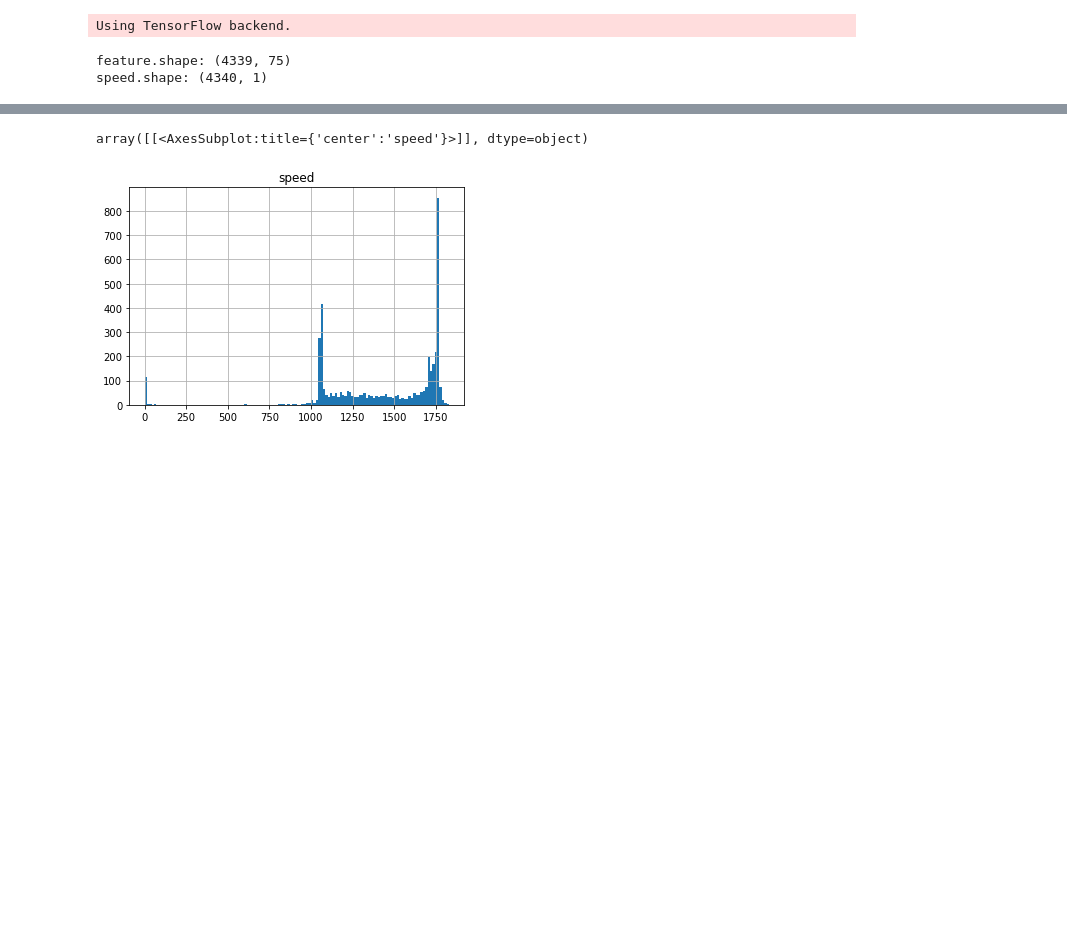
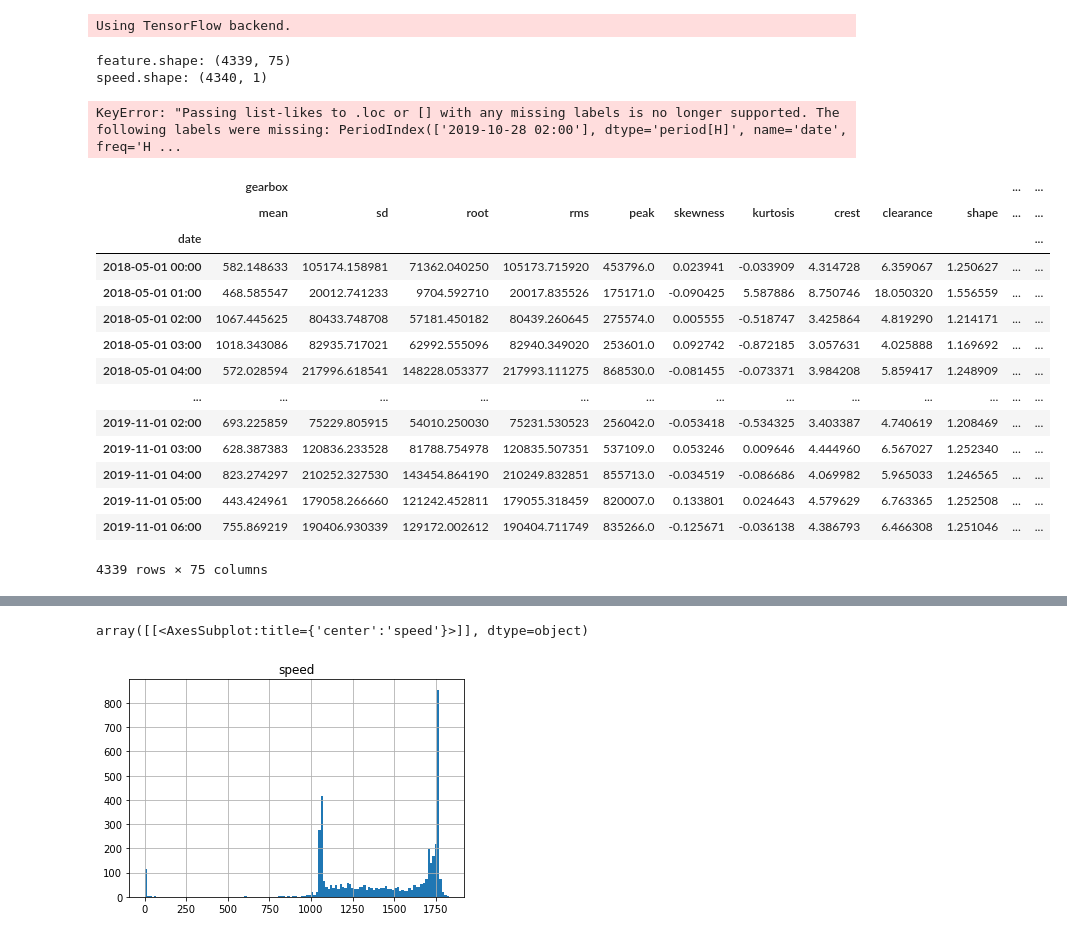
Before and after one commit to AiZhanghan/gearbox-fault-detection, a Jupyter notebook: code/train/niu_jia_ling/1.ipynb, the cells around one changed output, grey strips where cells are left out. Drawn from its saved outputs; the diff is of its cells as text; code cells hidden in the pictures; blank space fills up the shorter version.

```diff
--- a/code/train/niu_jia_ling/1.ipynb
+++ b/code/train/niu_jia_ling/1.ipynb
@@ -31,3 +31,25 @@ toolkit.print_shape(feature=feature, speed=speed)
 # %% [output]
 feature.shape: (4339, 75)
 speed.shape: (4340, 1)
+# %%
+feature.loc[speed.index]
+# %% [output]
+KeyError: "Passing list-likes to .loc or [] with any missing labels is no longer supported. The following labels were missing: PeriodIndex(['2019-10-28 02:00'], dtype='period[H]', name='date', freq='H ...
+# %%
+feature
+# %% [output]
+|  | gearbox |  |  |  |  |  |  |  |  |  | ... | ... |
+|  | mean | sd | root | rms | peak | skewness | kurtosis | crest | clearance | shape | ... | ... |
+| date |  |  |  |  |  |  |  |  |  |  |  | ... |
+| 2018-05-01 00:00 | 582.148633 | 105174.158981 | 71362.040250 | 105173.715920 | 453796.0 | 0.023941 | -0.033909 | 4.314728 | 6.359067 | 1.250627 | ... | ... |
+| 2018-05-01 01:00 | 468.585547 | 20012.741233 | 9704.592710 | 20017.835526 | 175171.0 | -0.090425 | 5.587886 | 8.750746 | 18.050320 | 1.556559 | ... | ... |
+| 2018-05-01 02:00 | 1067.445625 | 80433.748708 | 57181.450182 | 80439.260645 | 275574.0 | 0.005555 | -0.518747 | 3.425864 | 4.819290 | 1.214171 | ... | ... |
+| 2018-05-01 03:00 | 1018.343086 | 82935.717021 | 62992.555096 | 82940.349020 | 253601.0 | 0.092742 | -0.872185 | 3.057631 | 4.025888 | 1.169692 | ... | ... |
+| 2018-05-01 04:00 | 572.028594 | 217996.618541 | 148228.053377 | 217993.111275 | 868530.0 | -0.081455 | -0.073371 | 3.984208 | 5.859417 | 1.248909 | ... | ... |
+| ... | ... | ... | ... | ... | ... | ... | ... | ... | ... | ... | ... | ... |
+| 2019-11-01 02:00 | 693.225859 | 75229.805915 | 54010.250030 | 75231.530523 | 256042.0 | -0.053418 | -0.534325 | 3.403387 | 4.740619 | 1.208469 | ... | ... |
+| 2019-11-01 03:00 | 628.387383 | 120836.233528 | 81788.754978 | 120835.507351 | 537109.0 | 0.053246 | 0.009646 | 4.444960 | 6.567027 | 1.252340 | ... | ... |
+| 2019-11-01 04:00 | 823.274297 | 210252.327530 | 143454.864190 | 210249.832851 | 855713.0 | -0.034519 | -0.086686 | 4.069982 | 5.965033 | 1.246565 | ... | ... |
+| 2019-11-01 05:00 | 443.424961 | 179058.266660 | 121242.452811 | 179055.318459 | 820007.0 | 0.133801 | 0.024643 | 4.579629 | 6.763365 | 1.252508 | ... | ... |
+| 2019-11-01 06:00 | 755.869219 | 190406.930339 | 129172.002612 | 190404.711749 | 835266.0 | -0.125671 | -0.036138 | 4.386793 | 6.466308 | 1.251046 | ... | ... |
+4339 rows × 75 columns
```
Also changed, not shown: parts of 1 cell of this notebook, 4 other files.
